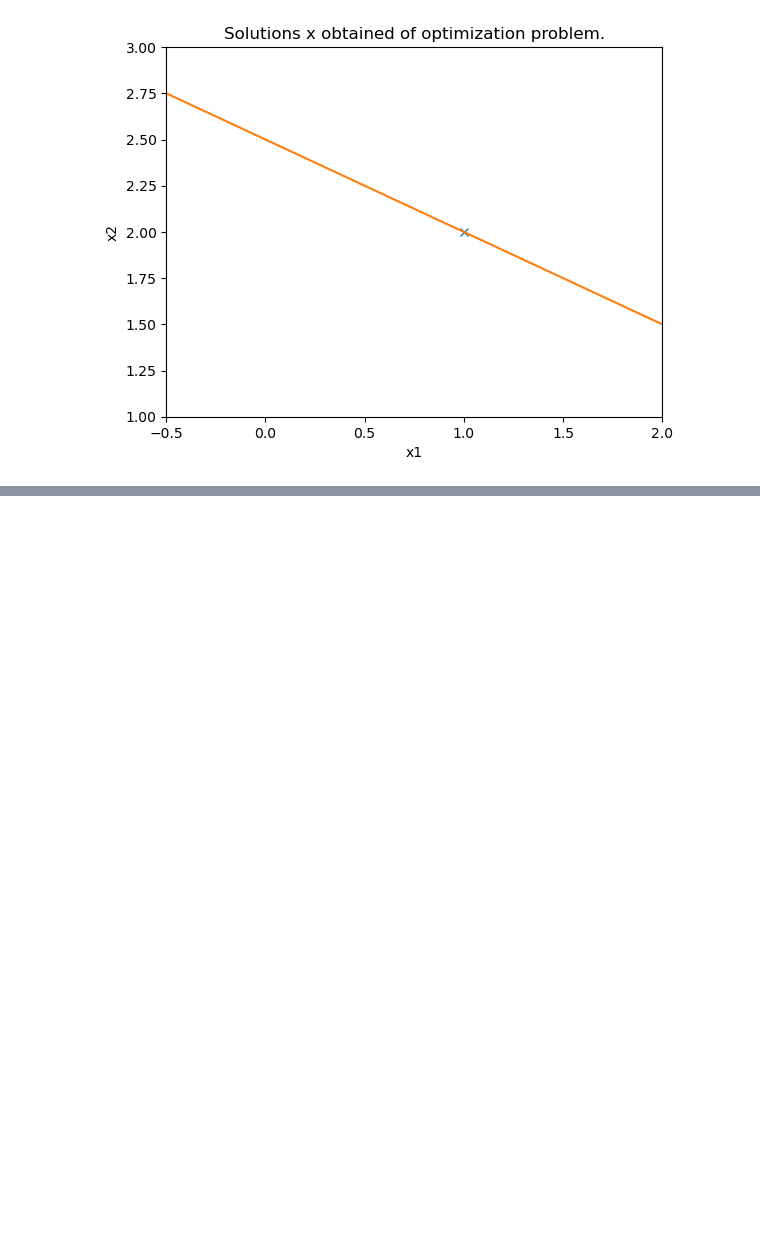
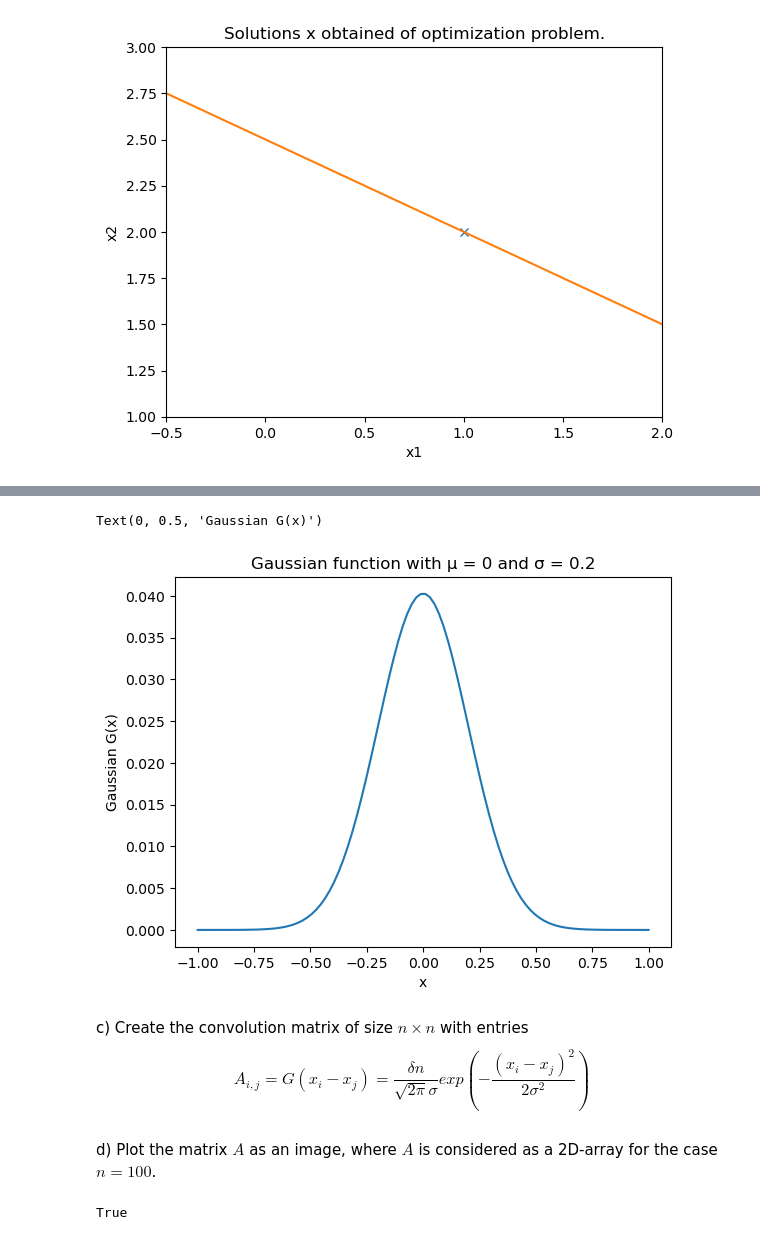
Before and after one commit to JOANNELUNA/COMP0114-Inverse-Problems-in-Imaging, a Jupyter notebook: CW1_week1-3.ipynb, the cells around one changed output, grey strips where cells are left out. Saved outputs shown, nothing was run; the diff lists cells and outputs as text; code cells hidden in the pictures; blank space fills up the shorter version.

```diff
--- a/CW1_week1-3.ipynb
+++ b/CW1_week1-3.ipynb
@@ -72,0 +77,4 @@ plt.show()
+# %%
+def grid(n):
+    g = np.linspace(-1,1,n)
+    return g
@@ -72,0 +85,22 @@ plt.show()
+# %%
+def Gaussian(n):
+    X = []
+    G = []
+    for x in grid(n):
+        dn = 2/(n-1)
+        sigma = 0.2
+        miu = 0
+        X.append(x)
+        G.append((dn/(np.sqrt(2*np.pi)*sigma)) * np.exp(-((x-miu)**2)/(2*sigma**2)))
+    return X,G
+# %%
+plt.plot(Gaussian(100)[0],Gaussian(100)[1])
+plt.title('Gaussian function with µ = 0 and σ = 0.2')
+plt.xlabel('x')
+plt.ylabel('Gaussian G(x)')
+# %% [output]
+Text(0, 0.5, 'Gaussian G(x)')
+[figure, added]
+# %% [markdown]
+c) Create the convolution matrix of size $n × n$ with entries
+$$A_{i,j} = G(x_i −x_j) = \frac{δn}{\sqrt{2π}σ}exp(−\frac{(x_i−x_j)^2}{2σ^2})$$
@@ -72,0 +117,11 @@ plt.show()
+# %% [markdown]
+d) Plot the matrix $A$ as an image, where $A$ is considered as a 2D-array for the case $n = 100$.
+# %%
+import cv2
+import numpy as np
+A = Convolution_Matrix(100)
+Atmp = np.array(np.ceil(A/np.max(A)*256), dtype = np.uint8)
+Aimg = cv2.applyColorMap(Atmp, cv2.COLORMAP_JET)
+cv2.imwrite("ConvolutionMatrix.png",Aimg)
+# %% [output]
+True
```
Also changed, not shown: parts of 13 cells of this notebook, 1 other file.
